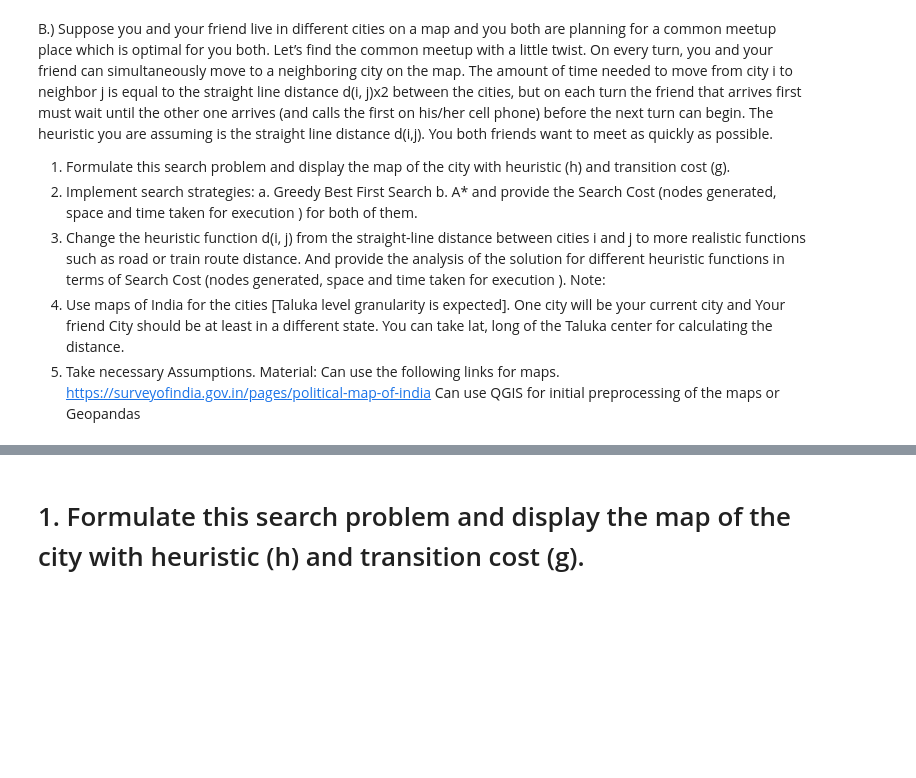
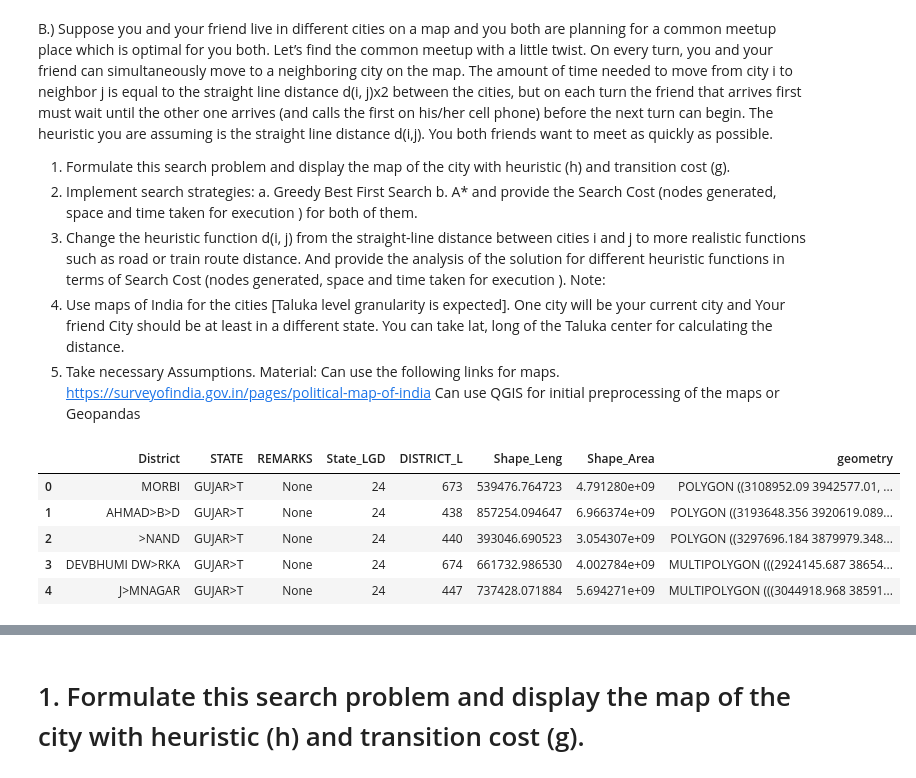
Before and after one commit to mahanteshimath/AI_ASSIGNMENT1, a Jupyter notebook: Python_Code/AI_ASSGNMENT1.ipynb, the cells around one changed output, grey strips where cells are left out. Cells and saved outputs as stored; diff of their text form; code cells hidden in the pictures; blank space fills up the shorter version.

```diff
--- a/Python_Code/AI_ASSGNMENT1.ipynb
+++ b/Python_Code/AI_ASSGNMENT1.ipynb
@@ -1120,4 +1120,17 @@ Material:
 Can use the following links for maps.
 https://surveyofindia.gov.in/pages/political-map-of-india
 Can use QGIS for initial preprocessing of the maps or Geopandas
+# %%
+import geopandas as gpd
+
+gdf = gpd.read_file('../archive/DISTRICT_BOUNDARY.shp')
+
+gdf.head()
+# %% [output]
+|  | District | STATE | REMARKS | State_LGD | DISTRICT_L | Shape_Leng | Shape_Area | geometry |
+| 0 | MORBI | GUJAR>T | None | 24 | 673 | 539476.764723 | 4.791280e+09 | POLYGON ((3108952.09 3942577.01, ... |
+| 1 | AHMAD>B>D | GUJAR>T | None | 24 | 438 | 857254.094647 | 6.966374e+09 | POLYGON ((3193648.356 3920619.089... |
+| 2 | >NAND | GUJAR>T | None | 24 | 440 | 393046.690523 | 3.054307e+09 | POLYGON ((3297696.184 3879979.348... |
+| 3 | DEVBHUMI DW>RKA | GUJAR>T | None | 24 | 674 | 661732.986530 | 4.002784e+09 | MULTIPOLYGON (((2924145.687 38654... |
+| 4 | J>MNAGAR | GUJAR>T | None | 24 | 447 | 737428.071884 | 5.694271e+09 | MULTIPOLYGON (((3044918.968 38591... |
 # %%
```
Also changed, not shown: parts of 5 cells of this notebook.
